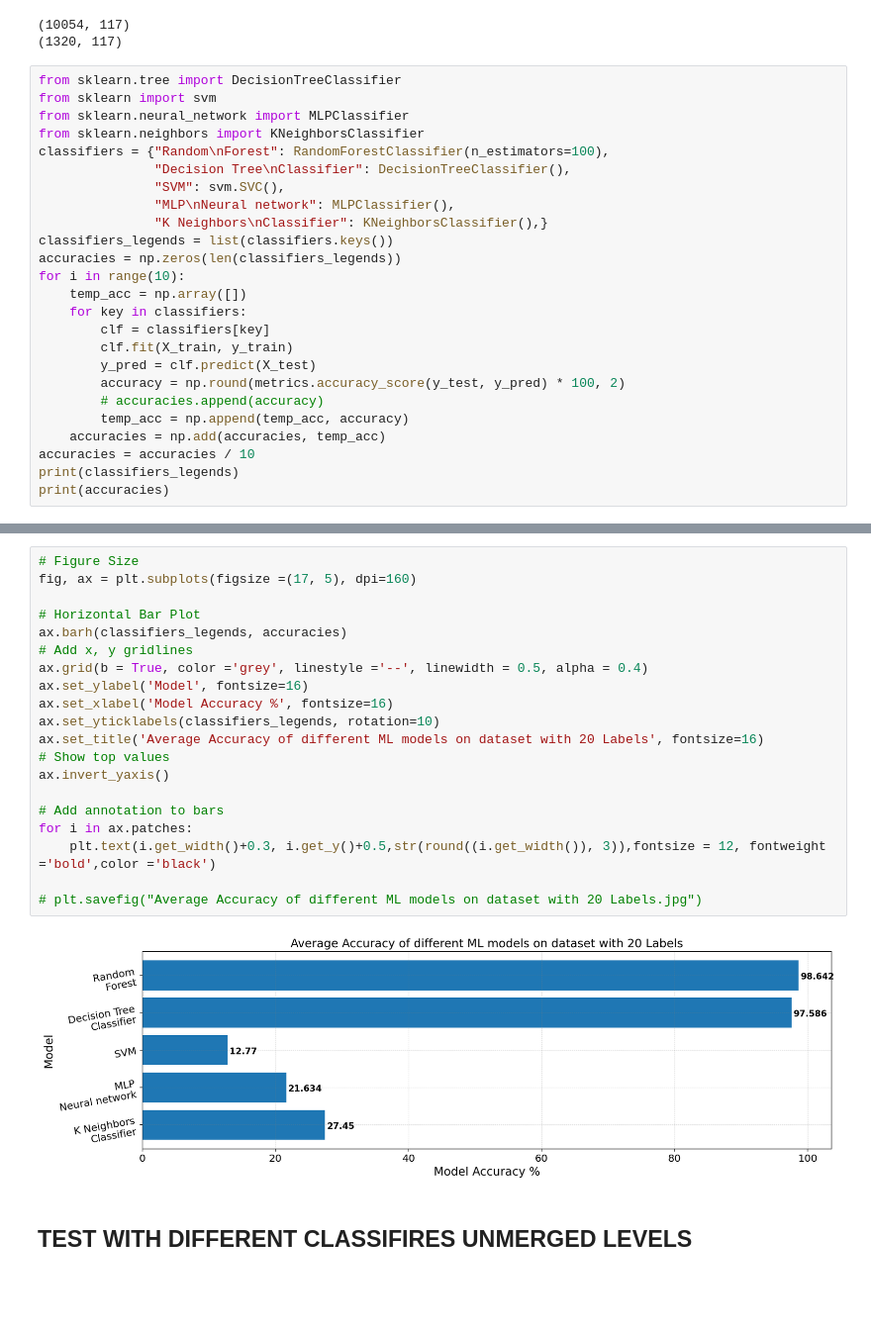
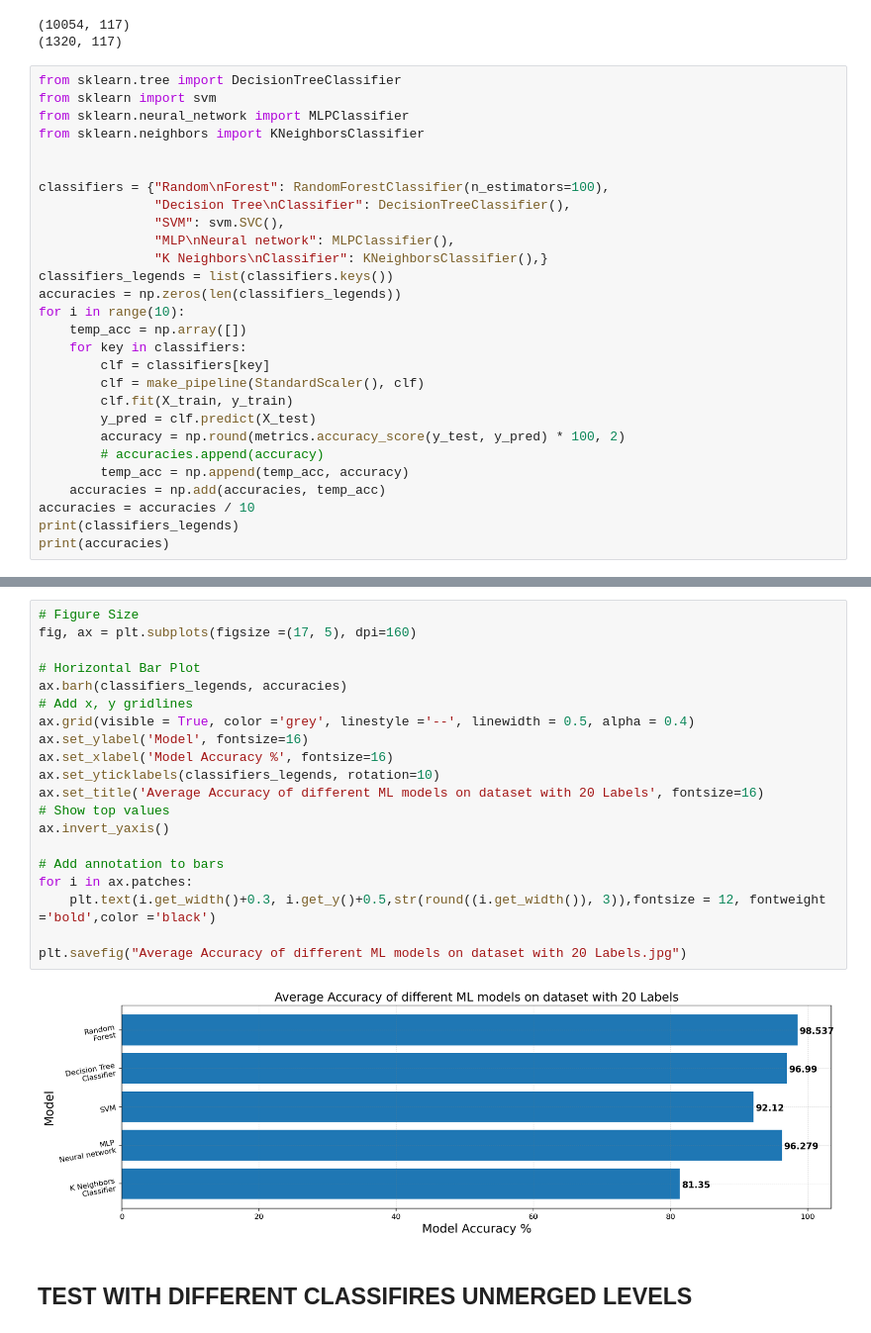
Before and after one commit to EhsanSaZ/BottleneckDetection, a Jupyter notebook: prototype/bottleneck_v2.ipynb, the cells around one changed output, grey strips where cells are left out. Shown at 99% size. Cells and saved outputs as stored; diff of their text form; blank space fills up the shorter version.

```diff
--- a/prototype/bottleneck_v2.ipynb
+++ b/prototype/bottleneck_v2.ipynb
@@ -173,6 +175,8 @@ from sklearn.tree import DecisionTreeClassifier
 from sklearn import svm
 from sklearn.neural_network import MLPClassifier
 from sklearn.neighbors import KNeighborsClassifier
+
+
 classifiers = {"Random\nForest": RandomForestClassifier(n_estimators=100),
                "Decision Tree\nClassifier": DecisionTreeClassifier(),
                "SVM": svm.SVC(),
@@ -184,6 +188,7 @@ for i in range(10):
     temp_acc = np.array([])
     for key in classifiers:
         clf = classifiers[key]
+        clf = make_pipeline(StandardScaler(), clf)
         clf.fit(X_train, y_train)
         y_pred = clf.predict(X_test)
         accuracy = np.round(metrics.accuracy_score(y_test, y_pred) * 100, 2)
@@ -199,25 +204,25 @@ print(accuracies)
 # %%
 # Figure Size
 fig, ax = plt.subplots(figsize =(17, 5), dpi=160)
 
 # Horizontal Bar Plot
 ax.barh(classifiers_legends, accuracies)
 # Add x, y gridlines
-ax.grid(b = True, color ='grey', linestyle ='--', linewidth = 0.5, alpha = 0.4)
+ax.grid(visible = True, color ='grey', linestyle ='--', linewidth = 0.5, alpha = 0.4)
 ax.set_ylabel('Model', fontsize=16)
 ax.set_xlabel('Model Accuracy %', fontsize=16)
 ax.set_yticklabels(classifiers_legends, rotation=10)
 ax.set_title('Average Accuracy of different ML models on dataset with 20 Labels', fontsize=16)
 # Show top values
 ax.invert_yaxis()
 
 # Add annotation to bars
 for i in ax.patches:
     plt.text(i.get_width()+0.3, i.get_y()+0.5,str(round((i.get_width()), 3)),fontsize = 12, fontweight ='bold',color ='black')
 
-# plt.savefig("Average Accuracy of different ML models on dataset with 20 Labels.jpg")
+plt.savefig("Average Accuracy of different ML models on dataset with 20 Labels.jpg")
 # %% [output]
-[figure, old version]
+[figure, new version]
 # %% [markdown]
 ## TEST WITH DIFFERENT CLASSIFIRES UNMERGED LEVELS
 # %%
```
Also changed, not shown: parts of 25 cells of this notebook, 1 other file.
